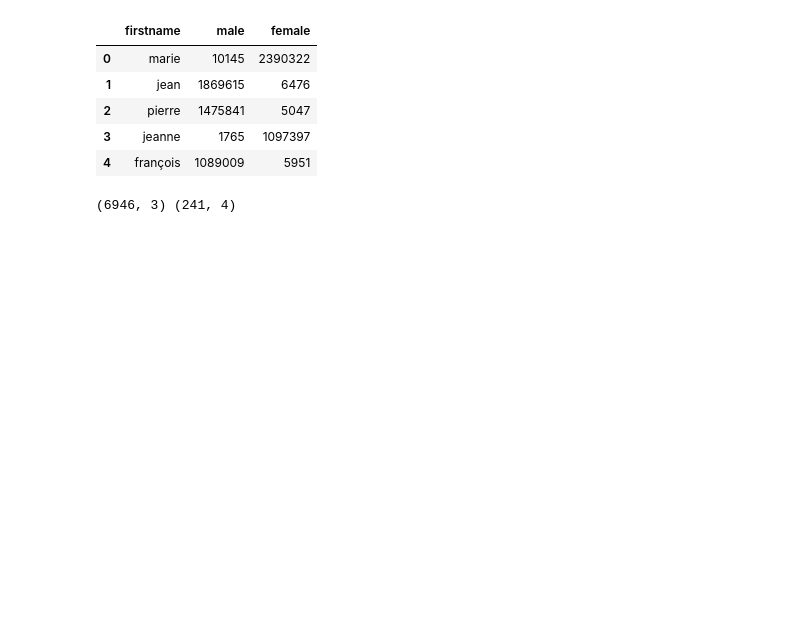
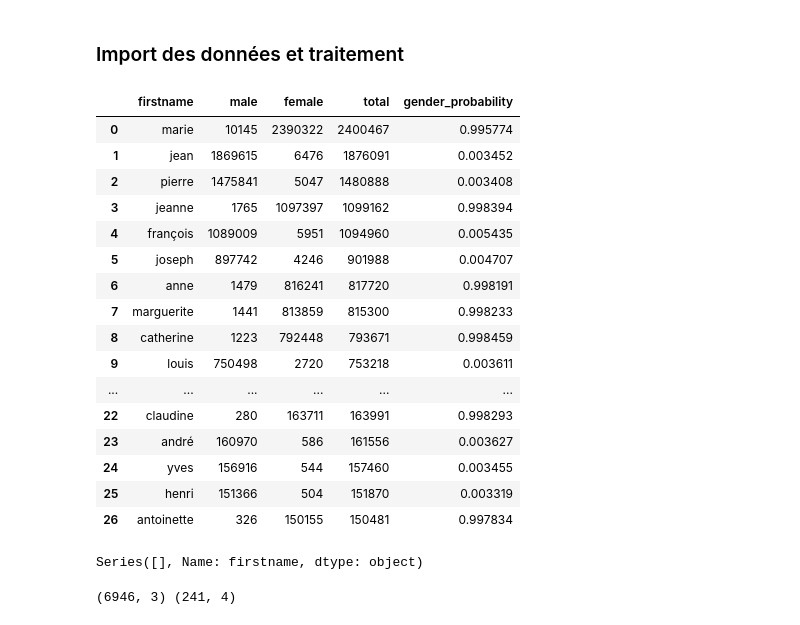
Before and after one commit to anthonyivanier/NLP_ENSAE_Project, a Jupyter notebook: NLP-project.ipynb, the cells around one changed output. Saved outputs shown, nothing was run; the diff lists cells and outputs as text; code cells hidden in the pictures; blank space fills up the shorter version.

```diff
--- a/NLP-project.ipynb
+++ b/NLP-project.ipynb
@@ -1,3 +1,5 @@
+# %% [markdown]
+### Import des données et traitement
 # %%
 import pandas as pd
 # %%
@@ -8,14 +10,30 @@ df_prenoms = pd.read_csv('/Users/anthonyivanier/Desktop/Ensae/3A/NLP/firstname_w
 # Chargement des transcriptions
 df_transcriptions = pd.read_csv('/Users/anthonyivanier/Desktop/Ensae/3A/NLP/transcriptions_with_sex.csv')
 # %%
-df_prenoms.head()
+df_prenoms.head(27)
 # %% [output]
-|  | firstname | male | female |
-| 0 | marie | 10145 | 2390322 |
-| 1 | jean | 1869615 | 6476 |
-| 2 | pierre | 1475841 | 5047 |
-| 3 | jeanne | 1765 | 1097397 |
-| 4 | françois | 1089009 | 5951 |
+|  | firstname | male | female | total | gender_probability |
+| 0 | marie | 10145 | 2390322 | 2400467 | 0.995774 |
+| 1 | jean | 1869615 | 6476 | 1876091 | 0.003452 |
+| 2 | pierre | 1475841 | 5047 | 1480888 | 0.003408 |
+| 3 | jeanne | 1765 | 1097397 | 1099162 | 0.998394 |
+| 4 | françois | 1089009 | 5951 | 1094960 | 0.005435 |
+| 5 | joseph | 897742 | 4246 | 901988 | 0.004707 |
+| 6 | anne | 1479 | 816241 | 817720 | 0.998191 |
+| 7 | marguerite | 1441 | 813859 | 815300 | 0.998233 |
+| 8 | catherine | 1223 | 792448 | 793671 | 0.998459 |
+| 9 | louis | 750498 | 2720 | 753218 | 0.003611 |
+| ... | ... | ... | ... | ... | ... |
+| 22 | claudine | 280 | 163711 | 163991 | 0.998293 |
+| 23 | andré | 160970 | 586 | 161556 | 0.003627 |
+| 24 | yves | 156916 | 544 | 157460 | 0.003455 |
+| 25 | henri | 151366 | 504 | 151870 | 0.003319 |
+| 26 | antoinette | 326 | 150155 | 150481 | 0.997834 |
+# %%
+df_prenoms_with_space_or_hyphen = df_prenoms[df_prenoms['firstname'].str.contains(' |-', regex=True)]
+print(df_prenoms_with_space_or_hyphen['firstname'])
+# %% [output]
+Series([], Name: firstname, dtype: object)
 # %%
 print(df_prenoms.shape , df_transcriptions.shape)
 # %% [output]
```
Also changed, not shown: parts of 19 cells of this notebook.
